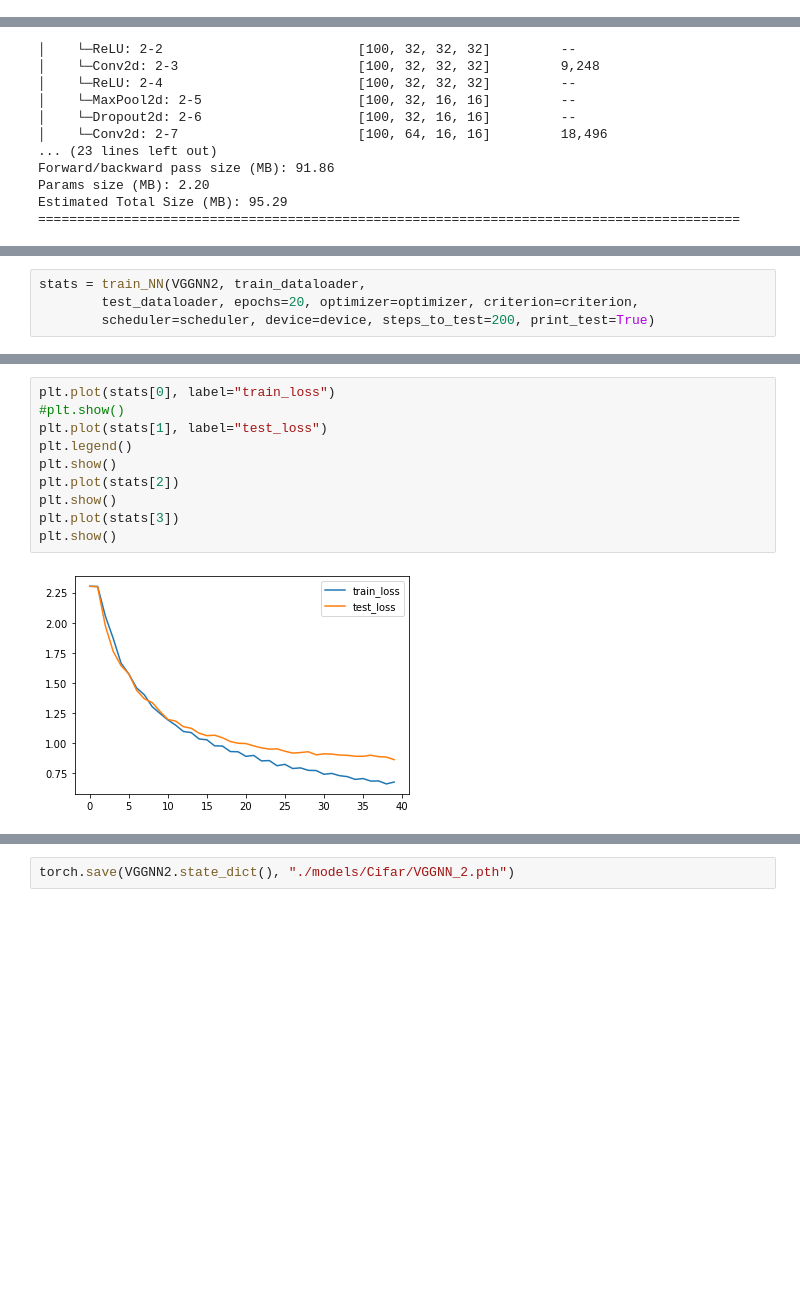
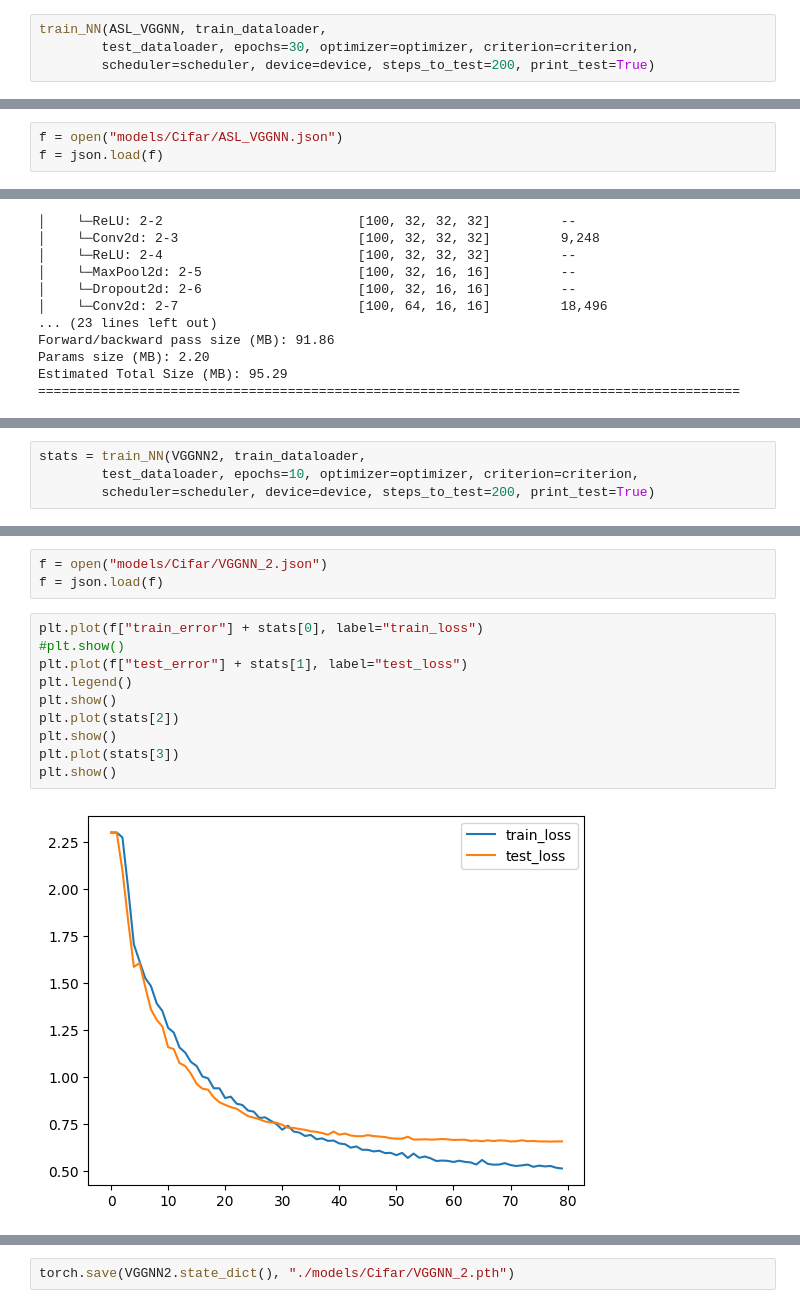
Before and after one commit to HeiseMax/ActiveShiftLayer, a Jupyter notebook: Cifar10.ipynb, the cells around one changed output, grey strips where cells are left out. Saved outputs shown, nothing was run; the diff lists cells and outputs as text; blank space fills up the shorter version.

```diff
--- a/Cifar10.ipynb
+++ b/Cifar10.ipynb
@@ -50,0 +153,4 @@ Files already downloaded and verified
+# %%
+train_NN(ASL_VGGNN, train_dataloader,
+        test_dataloader, epochs=30, optimizer=optimizer, criterion=criterion,
+        scheduler=scheduler, device=device, steps_to_test=200, print_test=True)
@@ -50,0 +245,3 @@ Files already downloaded and verified
+# %%
+f = open("models/Cifar/ASL_VGGNN.json")
+f = json.load(f)
@@ -154,6 +401,6 @@ optimizer = optim.SGD(VGGNN2.parameters(), lr=0.01, momentum=0.9)
 scheduler = optim.lr_scheduler.ExponentialLR(optimizer, gamma=0.9)
 # %%
 stats = train_NN(VGGNN2, train_dataloader,
-        test_dataloader, epochs=20, optimizer=optimizer, criterion=criterion,
+        test_dataloader, epochs=10, optimizer=optimizer, criterion=criterion,
         scheduler=scheduler, device=device, steps_to_test=200, print_test=True)
 # %% [output]
@@ -177,12 +424,15 @@ test_loss: 0.862, test_accuracy: 70.47
+# %%
+f = open("models/Cifar/VGGNN_2.json")
+f = json.load(f)
 # %%
-plt.plot(stats[0], label="train_loss")
+plt.plot(f["train_error"] + stats[0], label="train_loss")
 #plt.show()
-plt.plot(stats[1], label="test_loss")
+plt.plot(f["test_error"] + stats[1], label="test_loss")
 plt.legend()
 plt.show()
 plt.plot(stats[2])
 plt.show()
 plt.plot(stats[3])
 plt.show()
 # %% [output]
-[figure, old version]
+[figure, new version]
```
Also changed, not shown: parts of 29 cells of this notebook, 11 other files.
